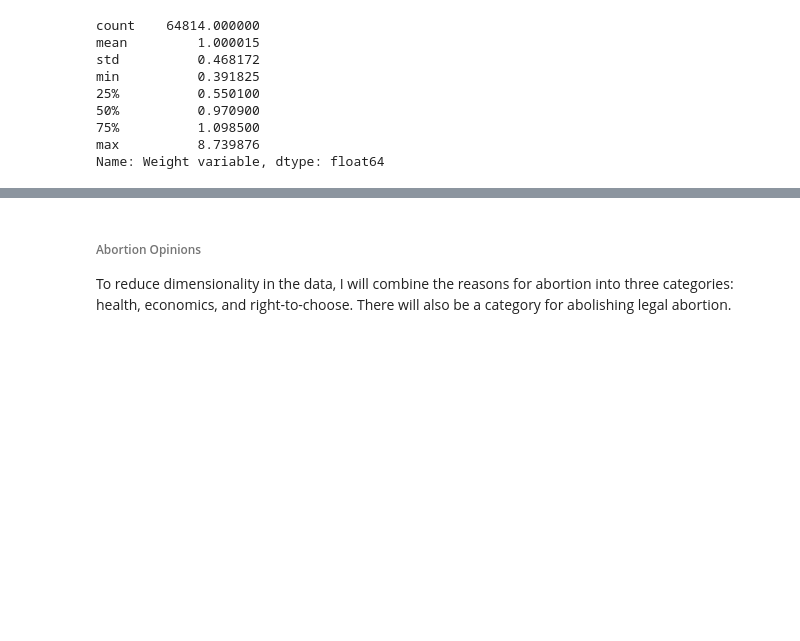
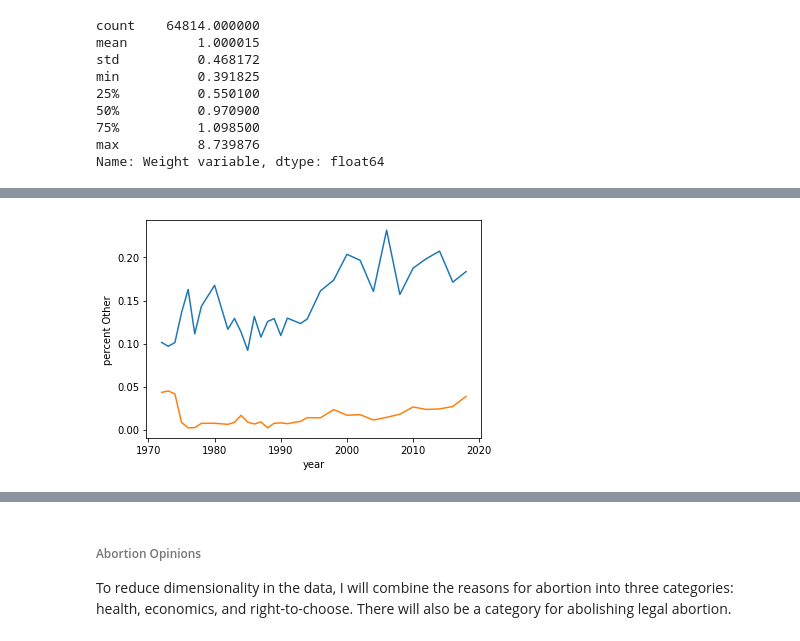
Before and after one commit to shsobieski/Faultlines, a Jupyter notebook: cleaning.ipynb, the cells around one changed output, grey strips where cells are left out. Drawn from its saved outputs; the diff is of its cells as text; code cells hidden in the pictures; blank space fills up the shorter version.

```diff
--- a/cleaning.ipynb
+++ b/cleaning.ipynb
@@ -66,0 +148,5 @@ def weight(df):
+# %%
+sns.lineplot(x= 'year', y = 'percent Independent', data= grouped)
+sns.lineplot(x= 'year', y = 'percent Other', data= grouped);
+# %% [output]
+[figure, added]
```
Also changed, not shown: parts of 30 cells of this notebook.
